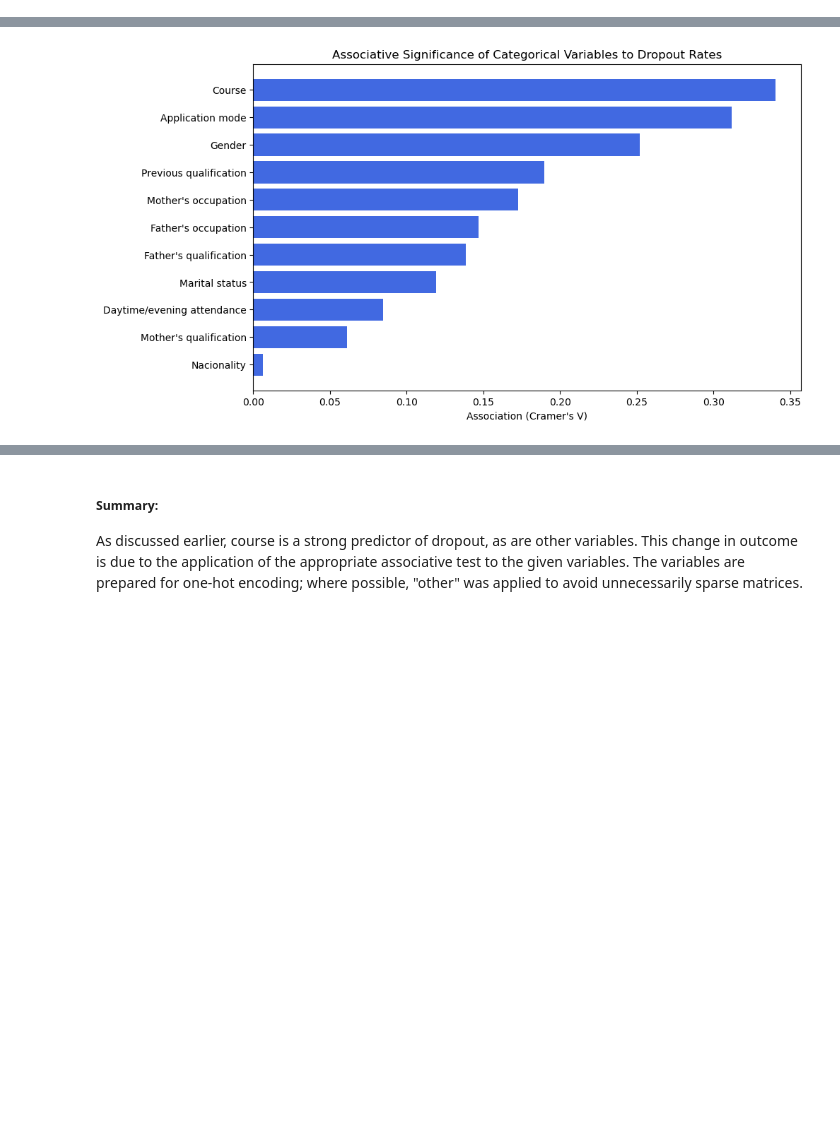
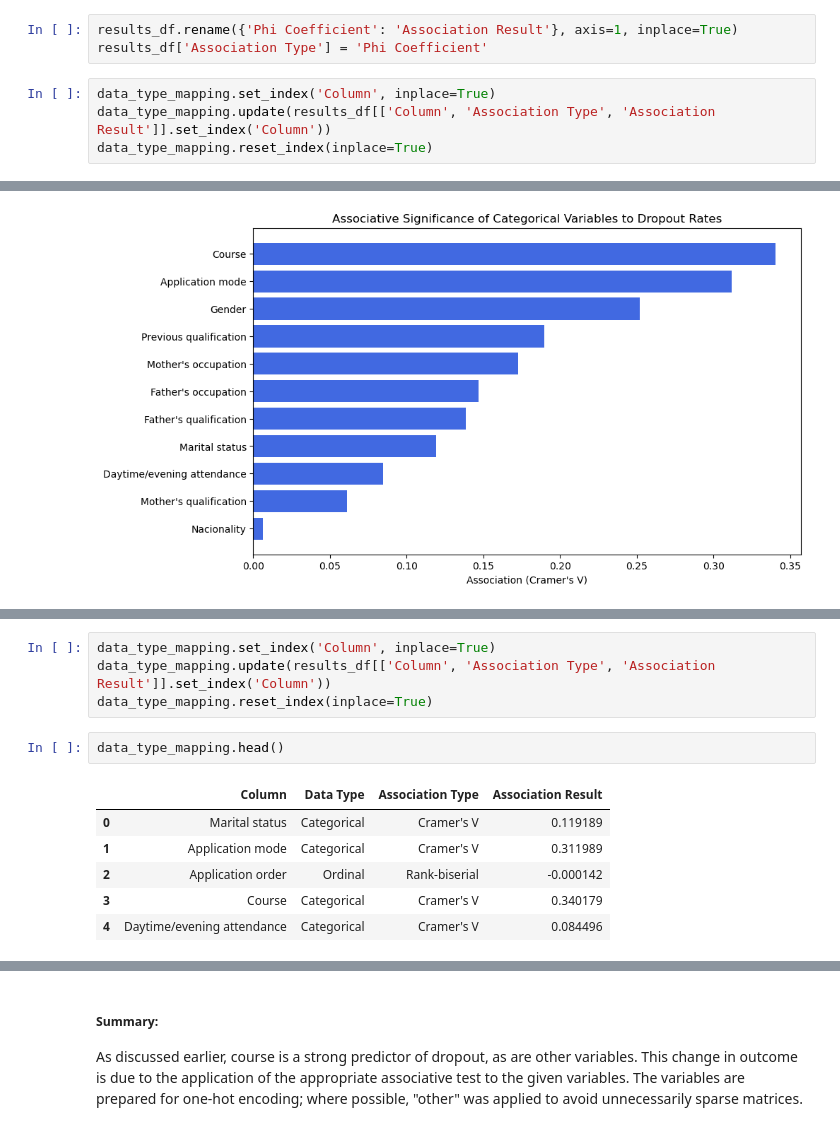
Before and after one commit to Kevin-Kwasnik/student-dropout-prediction, a Jupyter notebook: 2.Analysis/EDA.ipynb, the cells around one changed output, grey strips where cells are left out. Cells and saved outputs as stored; diff of their text form; blank space fills up the shorter version.

```diff
--- a/2.Analysis/EDA.ipynb
+++ b/2.Analysis/EDA.ipynb
@@ -412,3 +434,10 @@ plt.show()
+# %%
+results_df.rename({'Phi Coefficient': 'Association Result'}, axis=1, inplace=True)
+results_df['Association Type'] = 'Phi Coefficient'
+# %%
+data_type_mapping.set_index('Column', inplace=True)
+data_type_mapping.update(results_df[['Column', 'Association Type', 'Association Result']].set_index('Column'))
+data_type_mapping.reset_index(inplace=True)
 # %% [markdown]
 ##### Summary:
 Further indications of why a student may drop out are found in the above cross-tabs. Here's a review of each of the tabs above:
@@ -922,0 +951,13 @@ data_type_mapping[data_type_mapping['Data Type'] == 'Categorical']
+# %%
+data_type_mapping.set_index('Column', inplace=True)
+data_type_mapping.update(results_df[['Column', 'Association Type', 'Association Result']].set_index('Column'))
+data_type_mapping.reset_index(inplace=True)
+# %%
+data_type_mapping.head()
+# %% [output]
+|  | Column | Data Type | Association Type | Association Result |
+| 0 | Marital status | Categorical | Cramer's V | 0.119189 |
+| 1 | Application mode | Categorical | Cramer's V | 0.311989 |
+| 2 | Application order | Ordinal | Rank-biserial | -0.000142 |
+| 3 | Course | Categorical | Cramer's V | 0.340179 |
+| 4 | Daytime/evening attendance | Categorical | Cramer's V | 0.084496 |
```
Also changed, not shown: parts of 18 cells of this notebook.
